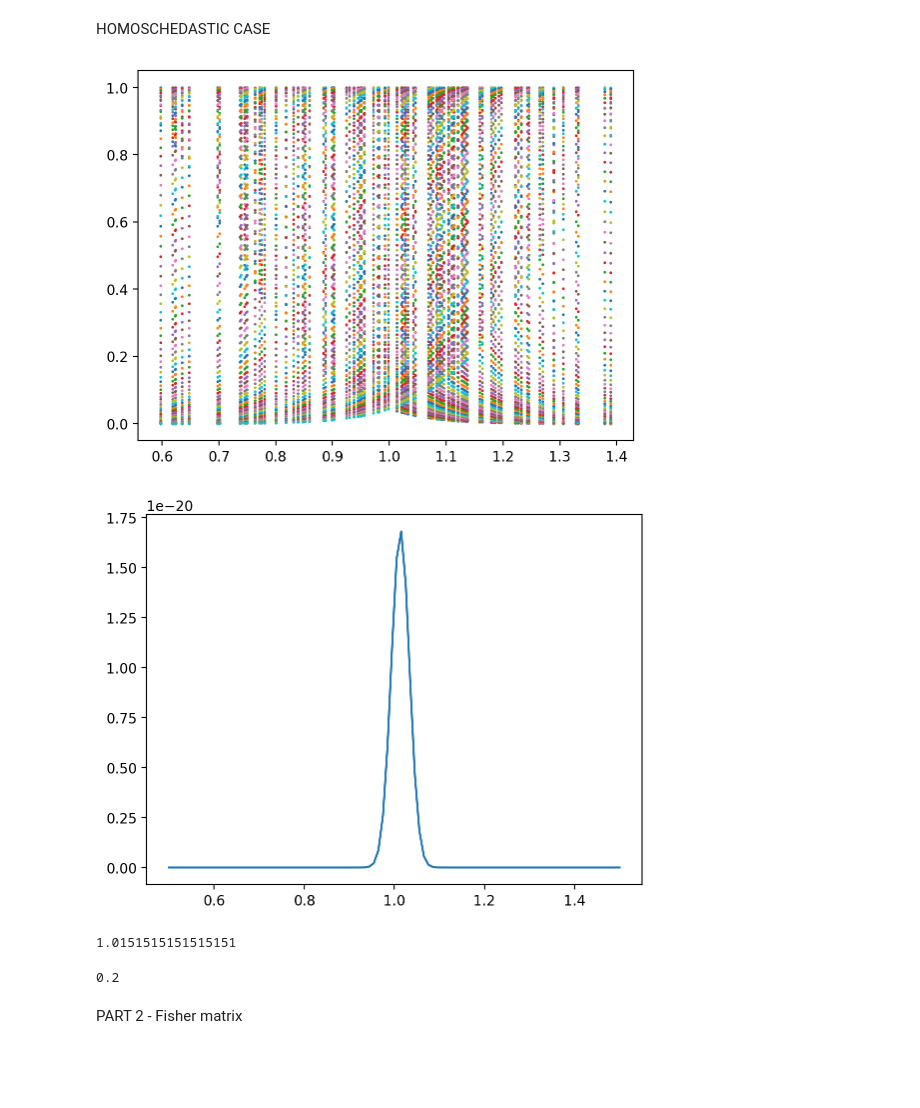
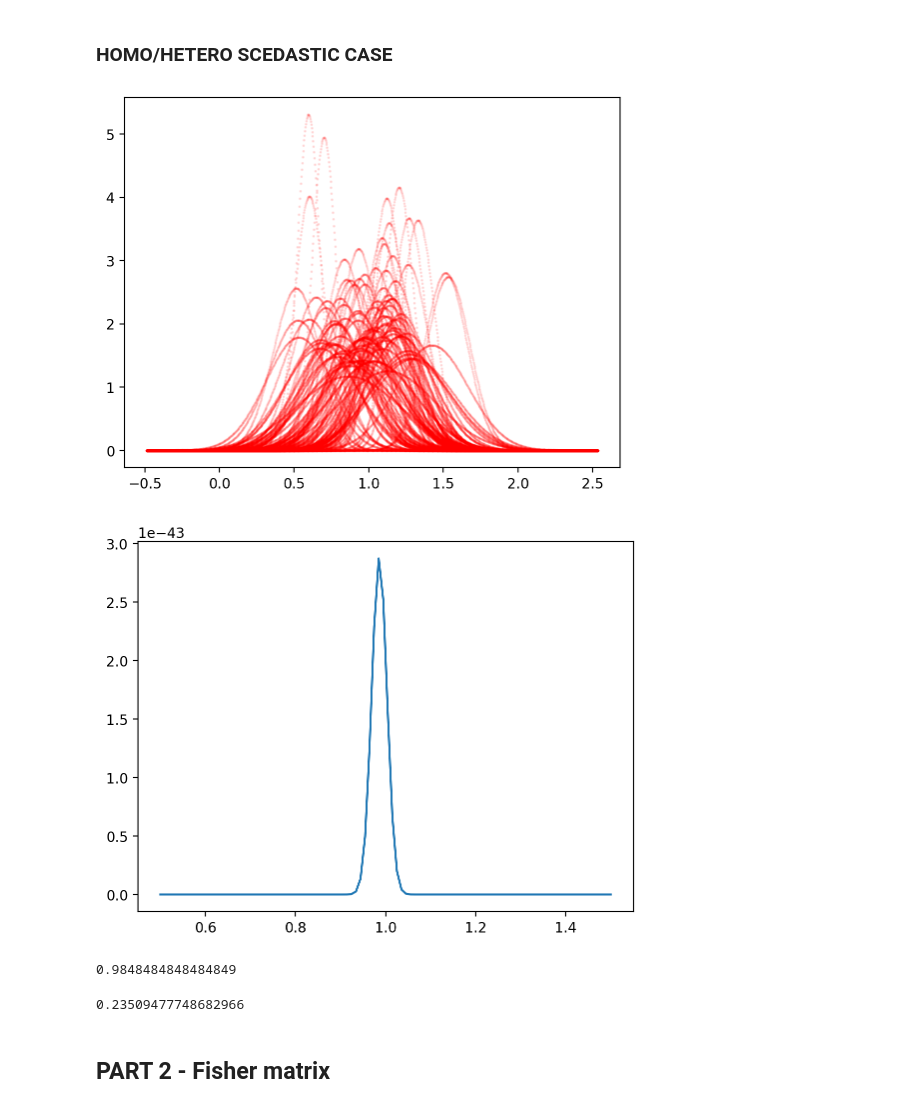
Before and after one commit to Matthew01-crypto/astrostatistics_bicocca_2025, a Jupyter notebook: lectures/Executives/Likelyhood Quasars (L05).ipynb, the cells around one changed output. Cells and saved outputs as stored; diff of their text form; code cells hidden in the pictures; blank space fills up the shorter version.

```diff
--- a/lectures/Executives/Likelyhood Quasars (L05).ipynb
+++ b/lectures/Executives/Likelyhood Quasars (L05).ipynb
@@ -20,60 +20,62 @@ sigma_gen = np.array([])
 LH = np.array([])
 distance = np.array([])
 # %% [markdown]
-HOMOSCHEDASTIC CASE
+### HOMO/HETERO SCEDASTIC CASE
 # %%
-#definisco la distribuzionee con parametri
+#defining the distibution with the parameters
 distG = norm(loc=mu, scale=sigma)
 a = np.linspace(-3 , 3 , 10000)
 
-#genero i punti (HOMO)
+#generating points (HOMO)
 data = np.random.normal(mu, sigma,N_data)
-for i in range (N_data):
-    sigma_gen = np.append(sigma_gen, sigma)
+#for i in range (N_data):                          #<----to become homoscedastic just delete the '#'
+#    sigma_gen = np.append(sigma_gen, sigma)       # in front of these lines and add it on the line below
 
-#genero i punti (ETERO)
-#sigma_gen = np.random.normal(0.2, 0.05,N_data)
+#ggenerating points (HETERO)
+sigma_gen = np.random.normal(0.2, 0.05,N_data)     #<----to become heteroscedastic just delete the '#'
+                                                   # in front of this line and add it on the two lines above
 # %%
 
 
-#calcolo likelyhood di {xi} (prodotto delle singole LH)
+#computing likelihoods of {xi} (product of single likelihoods)
 mu = np.linspace(0.5 , 1.5 , N_mu)
 single_LH = np.ones((N_data,N_mu))
 
 for j in range (N_mu):
     for i in range (N_data):
         single_LH[i][j] = np.exp((-((data[i] - mu[j])**2)/(2*sigma_gen[i]**2)))
 
 tot_LH = np.array([])
 for i in range(N_mu):
     tot_LH = np.append(tot_LH, np.prod(single_LH[:,i]))
 
-for i in range (N_mu):
-    plt.scatter(data, single_LH[:,i], s=1)
-
+for i in range (N_data):
+    #plt.scatter(data, single_LH[:,i], s=1)
+    Xgrid = np.linspace(min(data)-1,max(data)+1,1000)
+    plt.scatter(Xgrid, norm.pdf(Xgrid, data[i] ,sigma_gen[i]), s=1, color = 'red', alpha = 0.1)
 plt.show()
 # %% [output]
-[figure, old version]
+[figure, new version]
 # %%
 plt.plot(mu,tot_LH)
 plt.show()
 # %% [output]
-[figure, old version]
+[figure, new version]
 # %%
-#trovo il massimo della likelyhood con argsort
+# Finding the maximum of the likelihood with argsort
 MAX = np.where(tot_LH == np.ndarray.max(tot_LH))
 
-#stampo mu che massimizza la likelyhood
+#printing the mu that maximizes the likelihood
 mu[MAX[0][0]]
 # %% [output]
-1.0151515151515151
+0.9848484848484849
 # %%
-#stampo la sigma che massimizza la likelyhood
+#printing the sigma that maximizes the likelihood
 sigma_gen[MAX[0][0]]
 # %% [output]
-0.2
+0.23509477748682966
 # %% [markdown]
-PART 2 - Fisher matrix
+## PART 2 - Fisher matrix
 # %%
 log_like = np.log(tot_LH + 10**(-300))
 plt.plot(mu,log_like)
```
Also changed, not shown: parts of 4 cells of this notebook, 6 other files.
